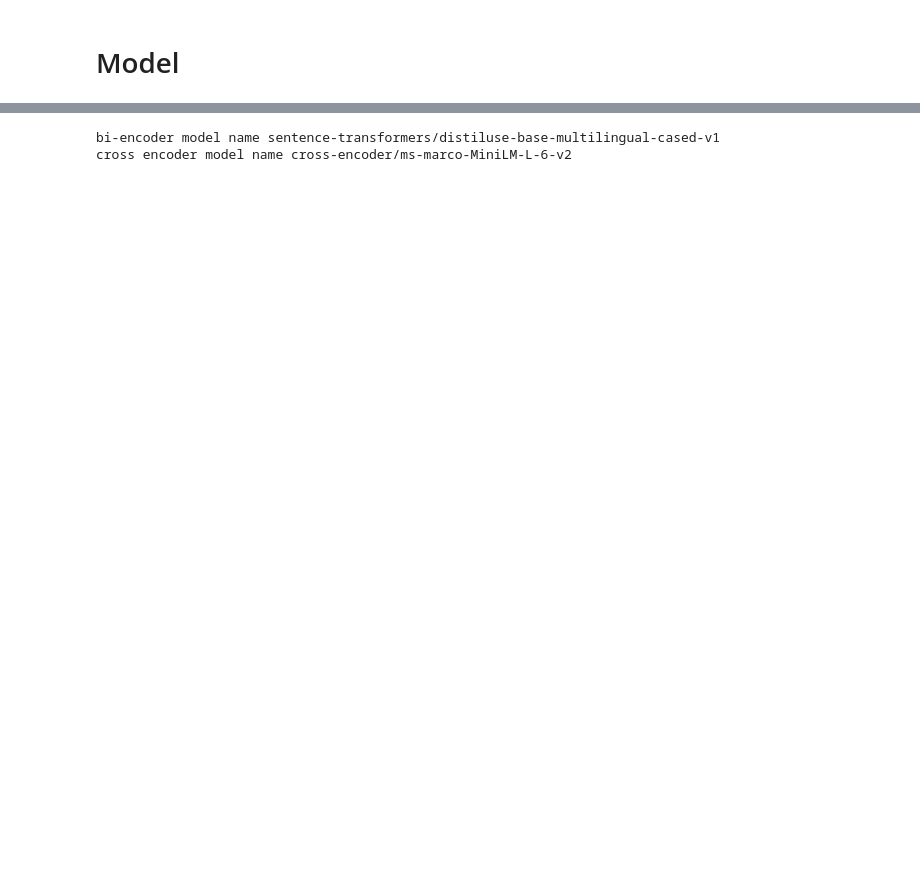
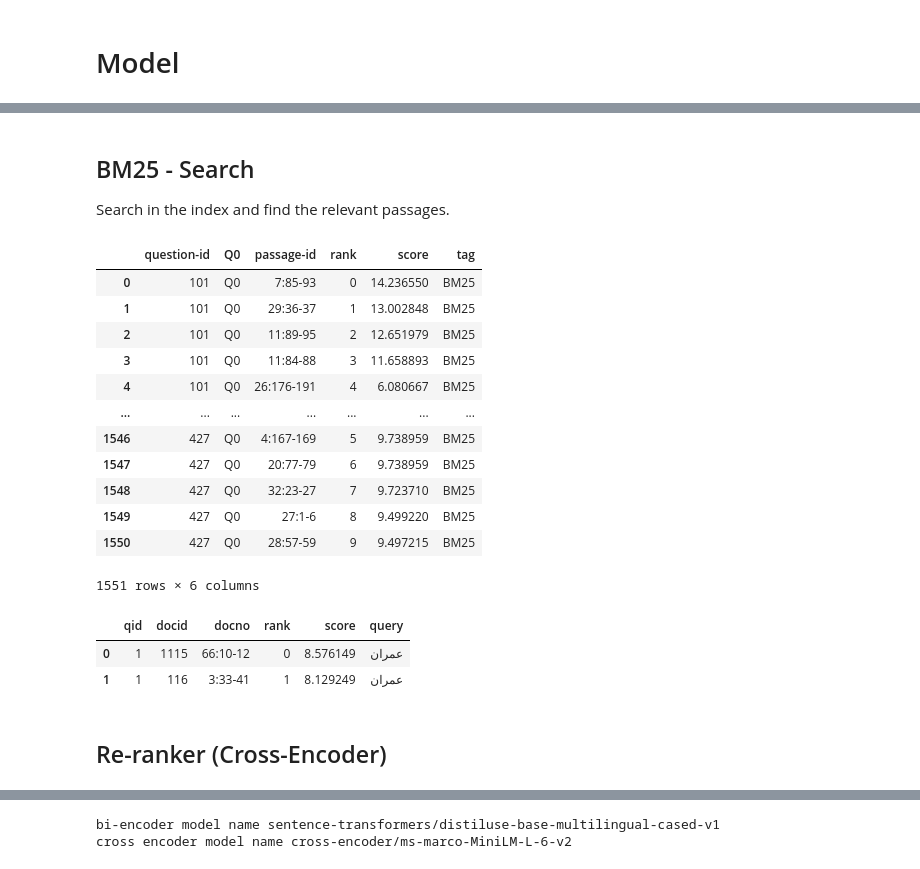
Before and after one commit to ghazaleh-mahmoodi/Quran-QA_2023_Shared-Task, a Jupyter notebook: Task A/code/BM25_baseline.ipynb, the cells around one changed output, grey strips where cells are left out. Saved outputs shown, nothing was run; the diff lists cells and outputs as text; code cells hidden in the pictures; blank space fills up the shorter version.

```diff
--- a/Task A/code/BM25_baseline.ipynb
+++ b/Task A/code/BM25_baseline.ipynb
@@ -381,3 +454,43 @@ Embedding: tensor([ 0.0099, -0.0128, -0.0419,  0.0571, -0.0321,  0.0006, -0.0041
+# %% [markdown]
+## BM25 - Search
+Search in the index and find the relevant passages.
+# %%
+# initialize the BM25 retrieval model
+BM25_model = pt.BatchRetrieve(index, controls = {"wmodel": "BM25"}, num_results=top_k)
+# wmodel="TF_IDF"
+# %%
+tag = "BM25"
+
+# search using BM25 model
+df_run = BM25_model.transform(df_query_train)
+
+# save the run in trec format to a file
+df_run = save_query_passage_retrieval(df_run, tag, run_save=True)
+
+df_run
+# %% [output]
+|  | question-id | Q0 | passage-id | rank | score | tag |
+| 0 | 101 | Q0 | 7:85-93 | 0 | 14.236550 | BM25 |
+| 1 | 101 | Q0 | 29:36-37 | 1 | 13.002848 | BM25 |
+| 2 | 101 | Q0 | 11:89-95 | 2 | 12.651979 | BM25 |
+| 3 | 101 | Q0 | 11:84-88 | 3 | 11.658893 | BM25 |
+| 4 | 101 | Q0 | 26:176-191 | 4 | 6.080667 | BM25 |
+| ... | ... | ... | ... | ... | ... | ... |
+| 1546 | 427 | Q0 | 4:167-169 | 5 | 9.738959 | BM25 |
+| 1547 | 427 | Q0 | 20:77-79 | 6 | 9.738959 | BM25 |
+| 1548 | 427 | Q0 | 32:23-27 | 7 | 9.723710 | BM25 |
+| 1549 | 427 | Q0 | 27:1-6 | 8 | 9.499220 | BM25 |
+| 1550 | 427 | Q0 | 28:57-59 | 9 | 9.497215 | BM25 |
+1551 rows × 6 columns
+# %%
+sample = "عمران"
+BM25_model.search(sample)
+# %% [output]
+|  | qid | docid | docno | rank | score | query |
+| 0 | 1 | 1115 | 66:10-12 | 0 | 8.576149 | عمران |
+| 1 | 1 | 116 | 3:33-41 | 1 | 8.129249 | عمران |
+# %% [markdown]
+## Re-ranker (Cross-Encoder)
 # %%
 cross_encoder = CrossEncoder(cross_model_name)
 # %% [output]
```
Also changed, not shown: parts of 28 cells of this notebook, 2 other files.
